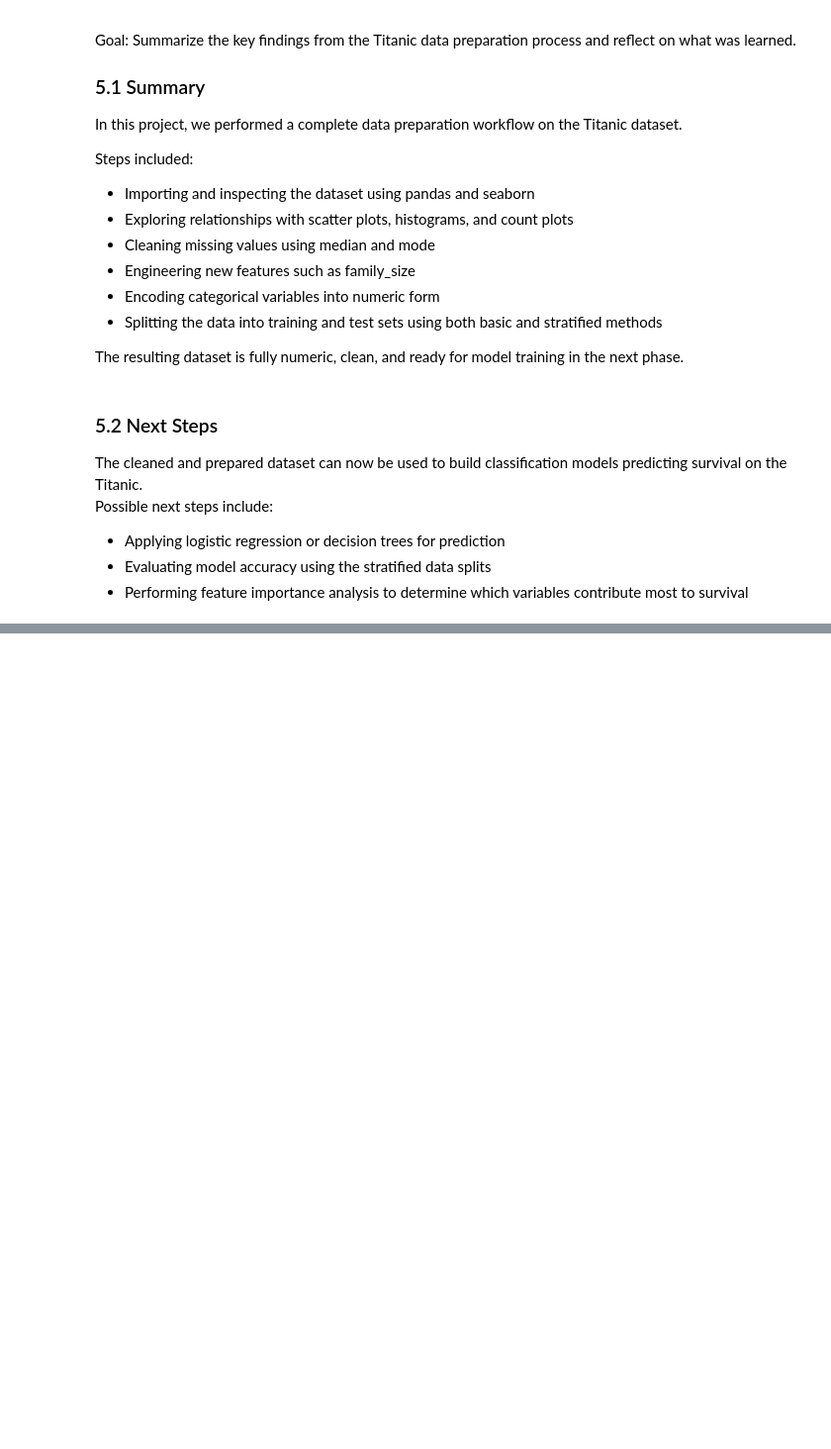
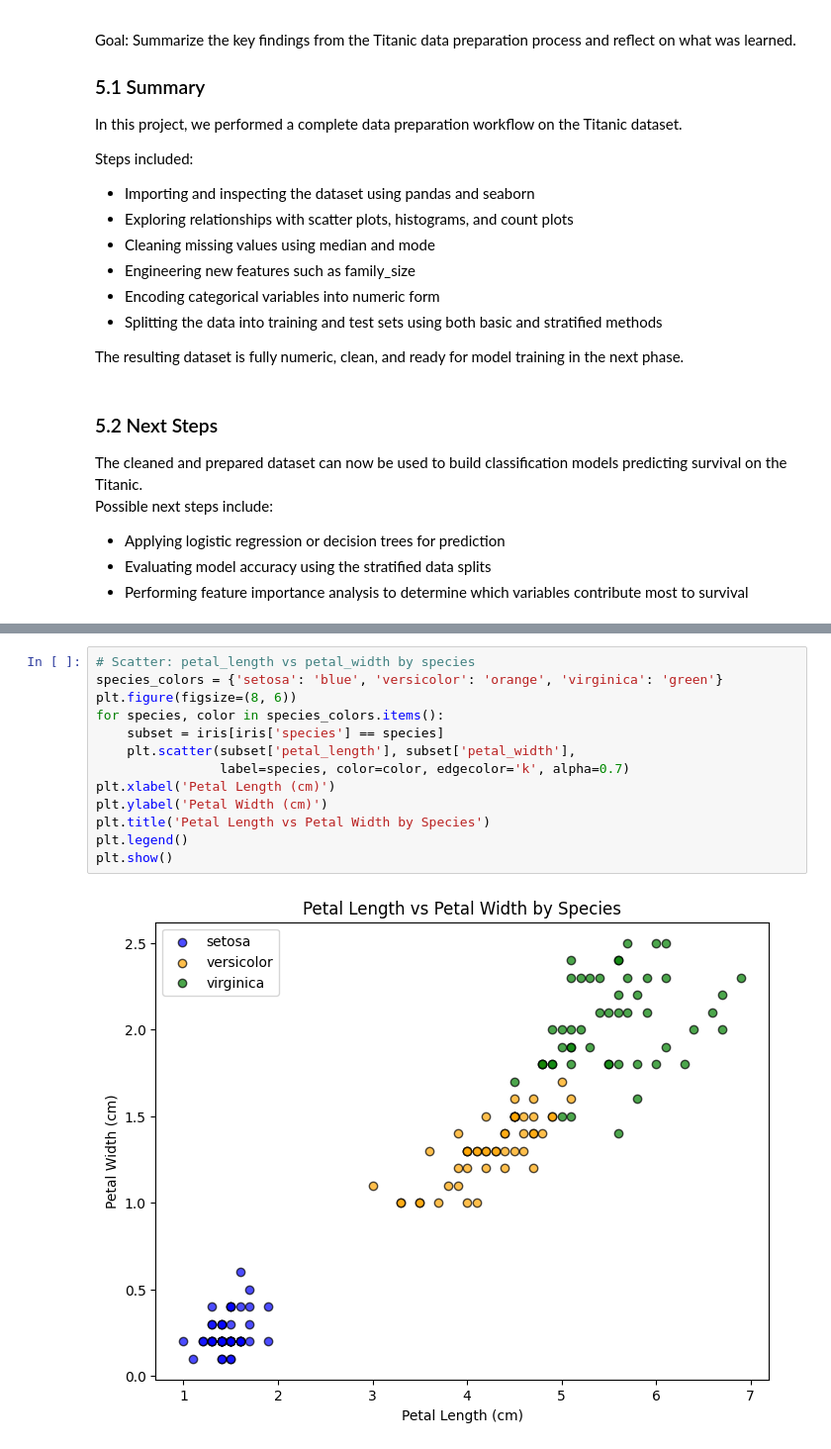
Before and after one commit to BethSpornitz/ml01, a Jupyter notebook: notebooks/project02/ml02_bethspornitz.ipynb, the cells around one changed output, grey strips where cells are left out. Shown: that part at 99% size. Saved outputs shown, nothing was run; the diff lists cells and outputs as text; blank space fills up the shorter version.

```diff
--- a/notebooks/project02/ml02_bethspornitz.ipynb
+++ b/notebooks/project02/ml02_bethspornitz.ipynb
@@ -581,0 +696,15 @@ Possible next steps include:
+# %%
+# Scatter: petal_length vs petal_width by species
+species_colors = {'setosa': 'blue', 'versicolor': 'orange', 'virginica': 'green'}
+plt.figure(figsize=(8, 6))
+for species, color in species_colors.items():
+    subset = iris[iris['species'] == species]
+    plt.scatter(subset['petal_length'], subset['petal_width'],
+                label=species, color=color, edgecolor='k', alpha=0.7)
+plt.xlabel('Petal Length (cm)')
+plt.ylabel('Petal Width (cm)')
+plt.title('Petal Length vs Petal Width by Species')
+plt.legend()
+plt.show()
+# %% [output]
+[figure, added]
```
Also changed, not shown: parts of 37 cells of this notebook.
